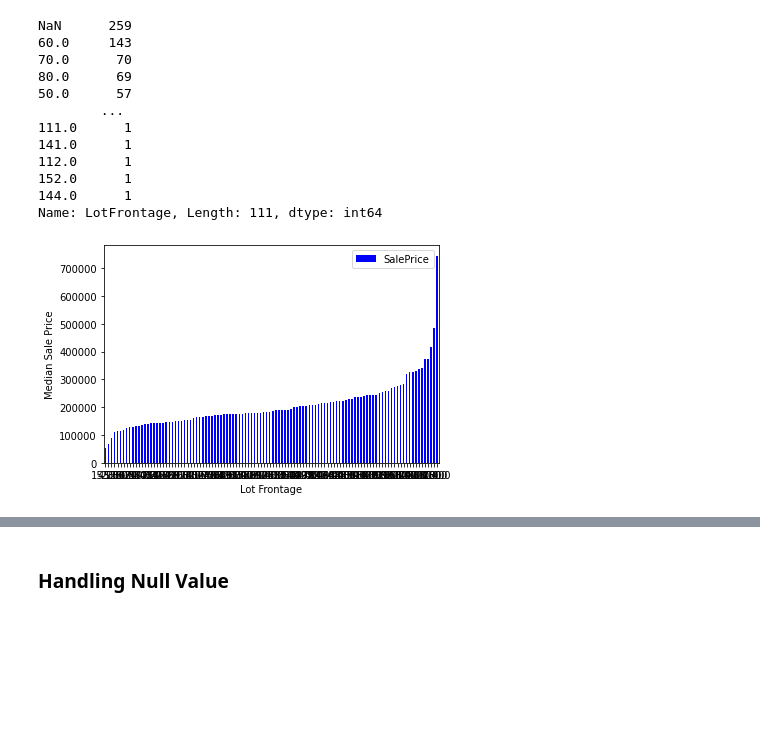
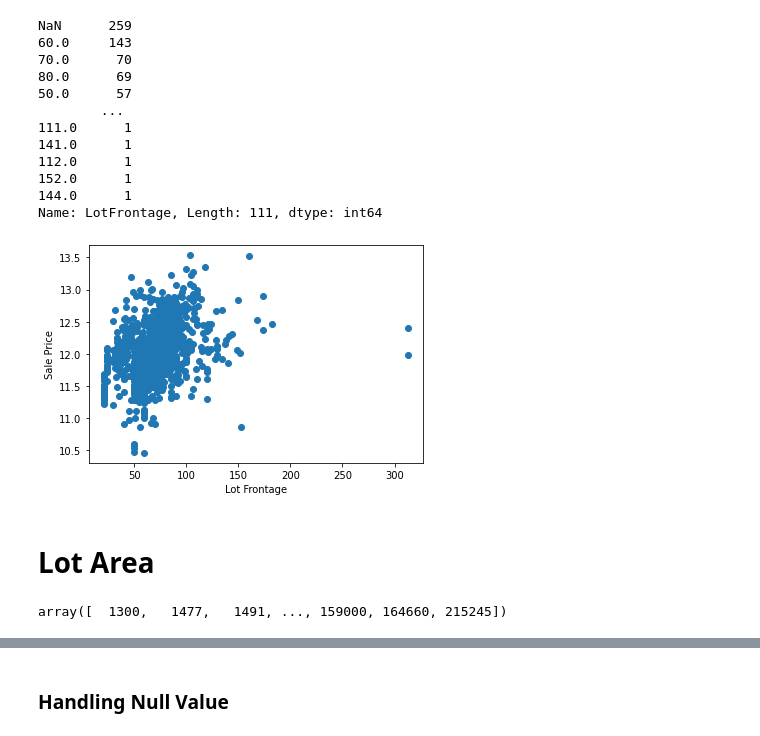
Before and after one commit to houseofai/kaggle-boston-housing-prices, a Jupyter notebook: Boston Housing Prices.ipynb, the cells around one changed output, grey strips where cells are left out. Cells and saved outputs as stored; diff of their text form; code cells hidden in the pictures; blank space fills up the shorter version.

```diff
--- a/Boston Housing Prices.ipynb
+++ b/Boston Housing Prices.ipynb
@@ -269,13 +312,10 @@ NaN      259
 152.0      1
 144.0      1
 Name: LotFrontage, Length: 111, dtype: int64
-# %%
-quality_pivot = train.pivot_table(index='LotFrontage',
-                  values='SalePrice', aggfunc=np.median)
-quality_pivot.sort_values('SalePrice').plot(kind='bar', color='blue')
-plt.xlabel('Lot Frontage')
-plt.ylabel('Median Sale Price')
-plt.xticks(rotation=0)
-plt.show()
-# %% [output]
-[figure, removed]
+# %%
+plt.scatter(x=train['LotFrontage'], y=np.log(train.SalePrice))
+plt.ylabel('Sale Price')
+plt.xlabel('Lot Frontage')
+plt.show()
+# %% [output]
+[figure, added]
@@ -281,0 +327,6 @@ plt.show()
+# %% [markdown]
+# Lot Area
+# %%
+np.sort(train.LotArea.unique())
+# %% [output]
+array([  1300,   1477,   1491, ..., 159000, 164660, 215245])
```
Also changed, not shown: parts of 152 cells of this notebook, 1 other file.
